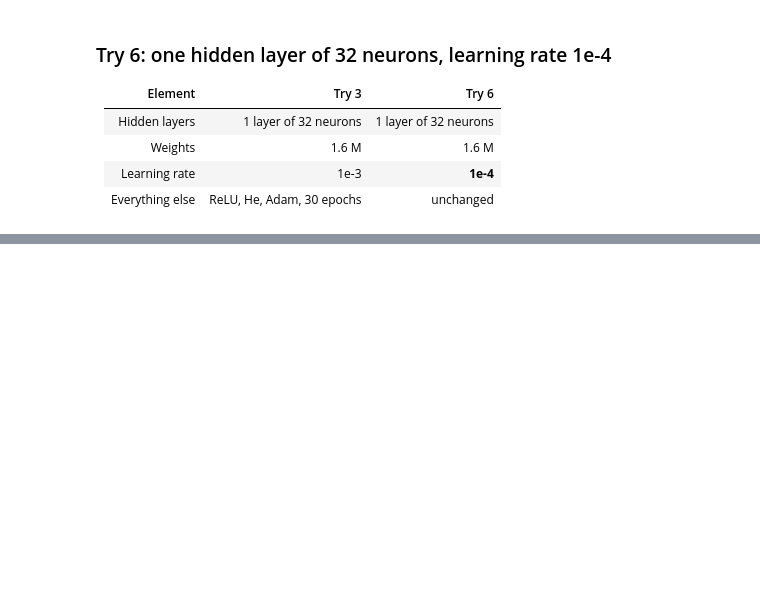
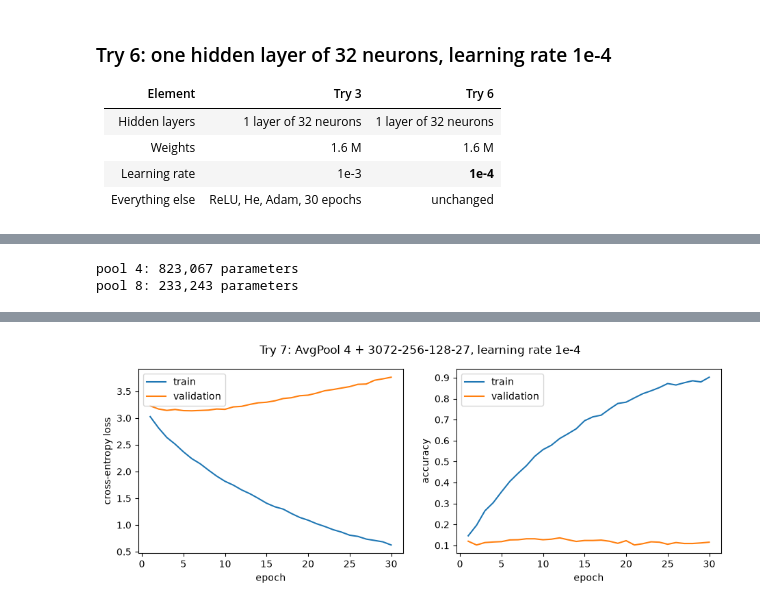
Before and after one commit to lcaquelin/Neural_Networks, a Jupyter notebook: notebooks/04_feed_forward.ipynb, the cells around one changed output, grey strips where cells are left out. Drawn from its saved outputs; the diff is of its cells as text; code cells hidden in the pictures; blank space fills up the shorter version.

```diff
--- a/notebooks/04_feed_forward.ipynb
+++ b/notebooks/04_feed_forward.ipynb
@@ -355,0 +413,51 @@ epoch 30 | train loss 0.560 acc 0.890 | val loss 5.211 acc 0.067 | 0.6 s
+# %%
+def make_pooled_mlp(n_classes, pool_size, hidden_sizes=(256, 128)):
+    """Build an average pooling layer followed by the feed-forward network of make_mlp.
+
+    Args:
+        n_classes: number of classes to predict (27 styles or 11 genres).
+        pool_size: each block of pool_size x pool_size pixels is replaced by its mean.
+        hidden_sizes: number of neurons of each hidden layer of the dense network.
+
+    Returns:
+        An nn.Sequential that maps a batch (B, 3, 128, 128) to (B, n_classes) logits.
+    """
+    # Size of the image after pooling, for example 128 // 4 = 32
+    pooled_side = 128 // pool_size
+    return nn.Sequential(
+        # Summarise each block of pixels by its mean (course S07, slide 12): no weight to learn
+        nn.AvgPool2d(pool_size),
+        # The unchanged dense network, built for the smaller pooled image
+        make_mlp(n_classes, image_shape=(3, pooled_side, pooled_side), hidden_sizes=hidden_sizes),
+    )
+
+
+def train_style_pooled_mlp(pool_size, learning_rate=1e-4, hidden_sizes=(256, 128), n_epochs=N_EPOCHS):
+    """Build a fresh pooled network for the styles and train it with Adam, like train_style_mlp.
+
+    Returns:
+        (model, history): the trained network and the history returned by fit.
+    """
+    # Same seed as the other tries: same initial weights and same order of the mini-batches
+    torch.manual_seed(0)
+    model = make_pooled_mlp(len(style["classes"]), pool_size, hidden_sizes).to(device)
+    print("parameters:", count_parameters(model))
+
+    optimizer = torch.optim.Adam(model.parameters(), lr=learning_rate)
+    history = fit(
+        model, style["train_loader"], style["val_loader"], loss_fn, optimizer, n_epochs, device=device
+    )
+    return model, history
+
+
+# Quick check of the number of weights, before any training
+for pool in [4, 8]:
+    print(f"pool {pool}: {count_parameters(make_pooled_mlp(len(style['classes']), pool)):,} parameters")
+# %% [output]
+pool 4: 823,067 parameters
+pool 8: 233,243 parameters
+# %%
+# Try 7: 4 x 4 average pooling (the network sees a 32 x 32 image), then the network of try 4
+style_model_7, style_history_7 = train_style_pooled_mlp(pool_size=4)
+plot_history(style_history_7, "Try 7: AvgPool 4 + 3072-256-128-27, learning rate 1e-4")
+# %% [output]
@@ -355,0 +481 @@ epoch 30 | train loss 0.560 acc 0.890 | val loss 5.211 acc 0.067 | 0.6 s
+[figure, added]
```
Also changed, not shown: parts of 21 cells of this notebook, 1 other file.
